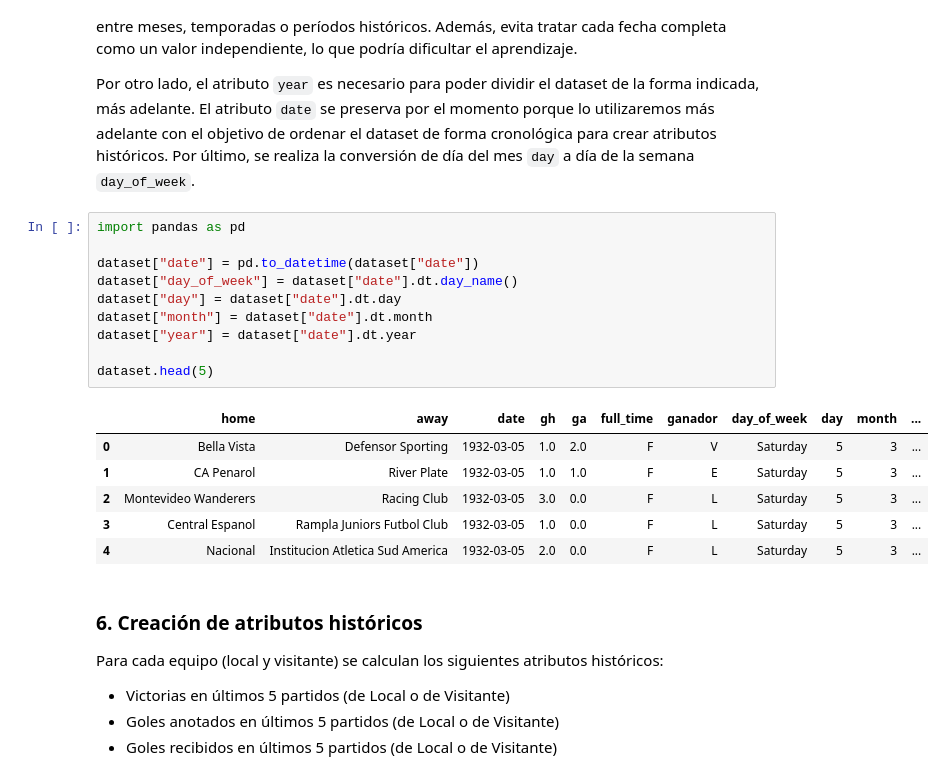
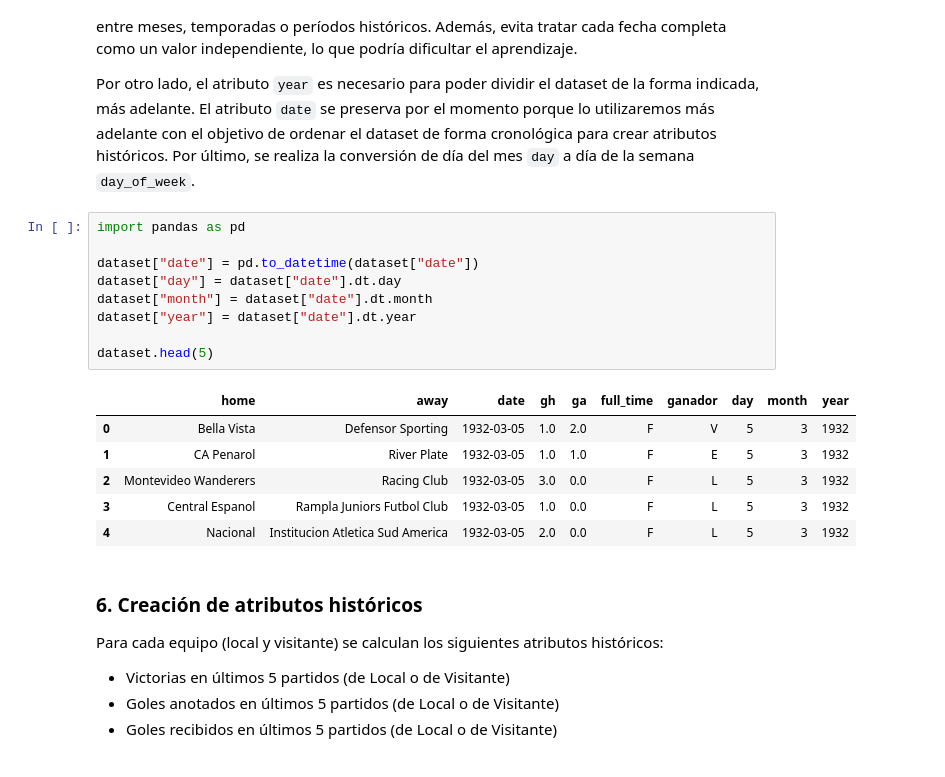
Before and after one commit to lugonca20/aprendaut_labs, a Jupyter notebook: tarea1/tarea1.ipynb, the cells around one changed output. Saved outputs shown, nothing was run; the diff lists cells and outputs as text.

```diff
--- a/tarea1/tarea1.ipynb
+++ b/tarea1/tarea1.ipynb
@@ -125,20 +125,19 @@ Por último, se realiza la conversión de día del mes `day` a día de la semana
 # %%
 import pandas as pd
 
 dataset["date"] = pd.to_datetime(dataset["date"])
-dataset["day_of_week"] = dataset["date"].dt.day_name()
 dataset["day"] = dataset["date"].dt.day
 dataset["month"] = dataset["date"].dt.month
 dataset["year"] = dataset["date"].dt.year
 
 dataset.head(5)
 # %% [output]
-|  | home | away | date | gh | ga | full_time | ganador | day_of_week | day | month | ... |
-| 0 | Bella Vista | Defensor Sporting | 1932-03-05 | 1.0 | 2.0 | F | V | Saturday | 5 | 3 | ... |
-| 1 | CA Penarol | River Plate | 1932-03-05 | 1.0 | 1.0 | F | E | Saturday | 5 | 3 | ... |
-| 2 | Montevideo Wanderers | Racing Club | 1932-03-05 | 3.0 | 0.0 | F | L | Saturday | 5 | 3 | ... |
-| 3 | Central Espanol | Rampla Juniors Futbol Club | 1932-03-05 | 1.0 | 0.0 | F | L | Saturday | 5 | 3 | ... |
-| 4 | Nacional | Institucion Atletica Sud America | 1932-03-05 | 2.0 | 0.0 | F | L | Saturday | 5 | 3 | ... |
+|  | home | away | date | gh | ga | full_time | ganador | day | month | year |
+| 0 | Bella Vista | Defensor Sporting | 1932-03-05 | 1.0 | 2.0 | F | V | 5 | 3 | 1932 |
+| 1 | CA Penarol | River Plate | 1932-03-05 | 1.0 | 1.0 | F | E | 5 | 3 | 1932 |
+| 2 | Montevideo Wanderers | Racing Club | 1932-03-05 | 3.0 | 0.0 | F | L | 5 | 3 | 1932 |
+| 3 | Central Espanol | Rampla Juniors Futbol Club | 1932-03-05 | 1.0 | 0.0 | F | L | 5 | 3 | 1932 |
+| 4 | Nacional | Institucion Atletica Sud America | 1932-03-05 | 2.0 | 0.0 | F | L | 5 | 3 | 1932 |
 # %% [markdown]
 ### 6. Creación de atributos históricos
 
```
Also changed, not shown: parts of 33 cells of this notebook, 3 other files.
